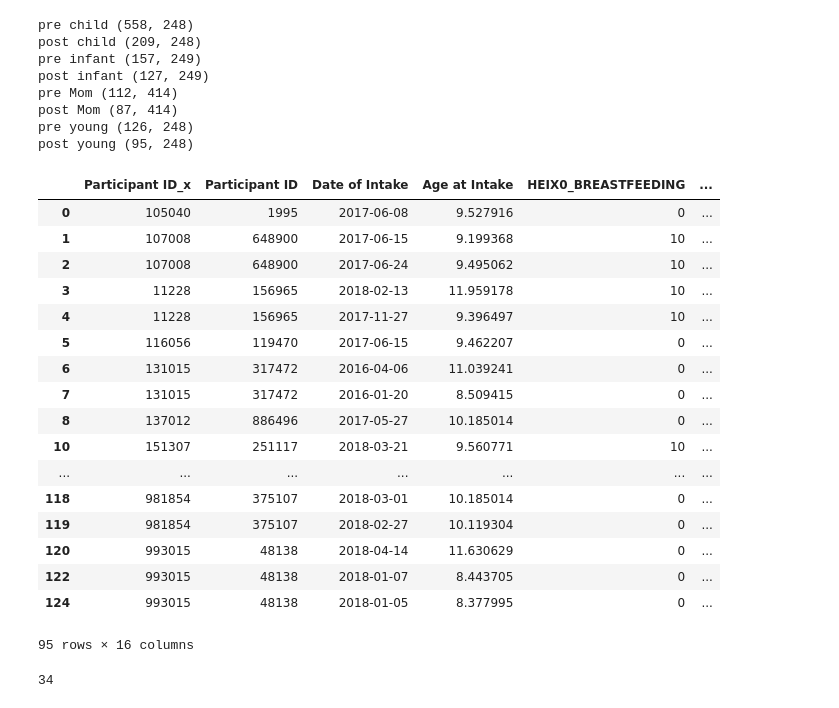
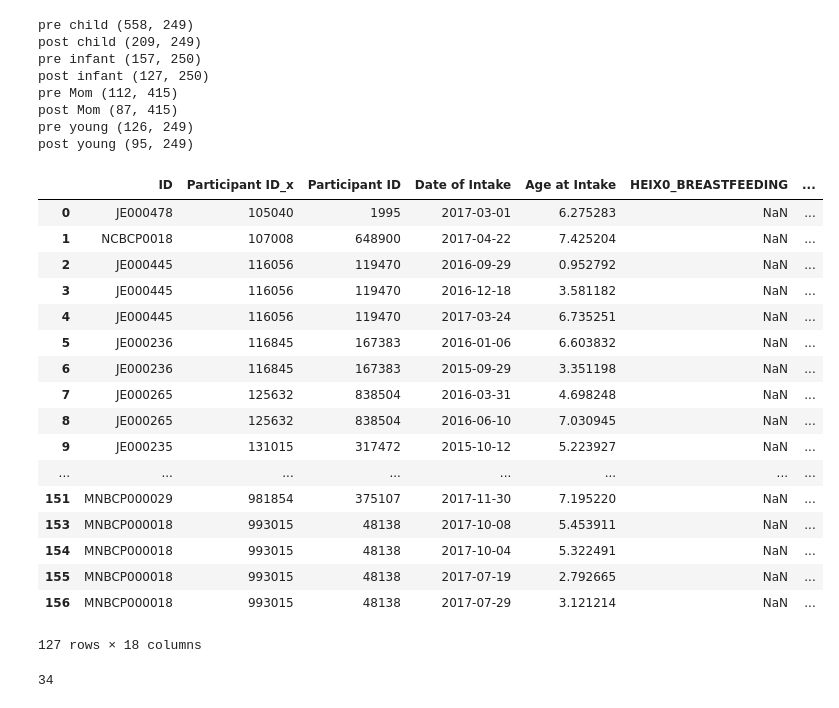
Before and after one commit to niblunc/BCP, a Jupyter notebook: HEI/HEI/analysis.ipynb, the cells around one changed output. Drawn from its saved outputs; the diff is of its cells as text; code cells hidden in the pictures.

```diff
--- a/HEI/HEI/analysis.ipynb
+++ b/HEI/HEI/analysis.ipynb
@@ -14,3 +14,5 @@ import networkx as nx
 basepath='/Users/gracer/Google Drive/BCP/data/derivived'
 # %%
 convers = pd.read_csv('/Users/gracer/Google Drive/BCP/data/conversions.csv', sep=',')
+# %%
+convers['ID']=[x.split('_')[0] for x in convers['MotherPSCID'] ]
@@ -17,7 +40,7 @@ convers = pd.read_csv('/Users/gracer/Google Drive/BCP/data/conversions.csv', sep
 # %%
-mom_interest=['Participant ID', 'Participant ID_x','Date of Intake','HEIX1_TOTALVEG','HEIX2_GREEN_AND_BEAN','HEIX3_TOTALFRUIT','HEIX4_WHOLEFRUIT','HEIX5_WHOLEGRAIN','HEIX6_TOTALDAIRY','HEIX7_TOTPROT','HEIX8_SEAPLANT_PROT','HEIX11_REFINEDGRAIN','HEIX12_ADDEDSUGARS','HEIX13_SATFATS','HEIX9_FATTYACID','HEIX10_SODIUM','HEI2015_TOTAL_SCORE']
-ped_interest=['Participant ID_x','Participant ID', 'Date of Intake', 'Age at Intake','HEIX0_BREASTFEEDING','HEIX1_VEGETABLES','HEI2015_TOTAL_SCORE','HEIX2_TOTALFRUIT','HEIX3_WHOLEGRAIN','HEIX4_TOTALDAIRY','HEIX5_PROTEIN','HEIX6_REFINEDGRAIN','HEIX7_FRUITJUICE','HEIX8_SSB','HEIX9_SWEETS','HEIX10_SALTY']
-infant_interest=['Participant ID_x','Participant ID', 'Date of Intake', 'Age at Intake','HEIX0_BREASTFEEDING','HEIX1_VEGETABLES','HEI2015_TOTAL_SCORE','HEIX2_TOTALFRUIT','HEIX3_WHOLEGRAIN','HEIX4_TOTALDAIRY','HEIX5_PROTEIN','HEIX6_REFINEDGRAIN','HEIX7_FRUITJUICE','HEIX8_SSB','HEIX9_SWEETS','HEIX10_SALTY','HEIX11_CEREAL']
+mom_interest=['ID','Participant ID', 'Participant ID_x','Date of Intake','HEIX1_TOTALVEG','HEIX2_GREEN_AND_BEAN','HEIX3_TOTALFRUIT','HEIX4_WHOLEFRUIT','HEIX5_WHOLEGRAIN','HEIX6_TOTALDAIRY','HEIX7_TOTPROT','HEIX8_SEAPLANT_PROT','HEIX11_REFINEDGRAIN','HEIX12_ADDEDSUGARS','HEIX13_SATFATS','HEIX9_FATTYACID','HEIX10_SODIUM','HEI2015_TOTAL_SCORE', 'weight','Gender_y']
+ped_interest=['ID','Participant ID_x','Participant ID', 'Date of Intake', 'Age at Intake','HEIX0_BREASTFEEDING','HEIX1_VEGETABLES','HEI2015_TOTAL_SCORE','HEIX2_TOTALFRUIT','HEIX3_WHOLEGRAIN','HEIX4_TOTALDAIRY','HEIX5_PROTEIN','HEIX6_REFINEDGRAIN','HEIX7_FRUITJUICE','HEIX8_SSB','HEIX9_SWEETS','HEIX10_SALTY', 'weight','Gender_y']
+infant_interest=['ID','Participant ID_x','Participant ID', 'Date of Intake', 'Age at Intake','HEIX0_BREASTFEEDING','HEIX1_VEGETABLES','HEI2015_TOTAL_SCORE','HEIX2_TOTALFRUIT','HEIX3_WHOLEGRAIN','HEIX4_TOTALDAIRY','HEIX5_PROTEIN','HEIX6_REFINEDGRAIN','HEIX7_FRUITJUICE','HEIX8_SSB','HEIX9_SWEETS','HEIX10_SALTY', 'weight','Gender_y']
 # %%
 data_dict={'infant':{}, 'young':{}, 'child':{}, 'mom':{}}
 for item in glob.glob(os.path.join(basepath,'*HEI.csv')):
@@ -29,6 +52,7 @@ for item in glob.glob(os.path.join(basepath,'*HEI.csv')):
         tmp.drop_duplicates(subset=['Participant ID_x', 'Date of Intake'], inplace=True)
         print('post %s %s'%(key, tmp.shape))
         tmp=tmp[infant_interest]
+        tmp['time'] = 0
         data_dict['infant']=tmp
     if 'young' in item:
         key='young'
@@ -38,6 +62,7 @@ for item in glob.glob(os.path.join(basepath,'*HEI.csv')):
         tmp.drop_duplicates(subset=['Participant ID_x', 'Date of Intake'], inplace=True)
         print('post %s %s'%(key, tmp.shape))
         tmp=tmp[ped_interest]
+        tmp['time'] = 1
         data_dict['young']=tmp
     if 'child' in item:
         key='child'
@@ -47,6 +72,7 @@ for item in glob.glob(os.path.join(basepath,'*HEI.csv')):
         tmp.drop_duplicates(subset=['Participant ID_x', 'Date of Intake'], inplace=True)
         print('post %s %s'%(key, tmp.shape))
         tmp=tmp[ped_interest]
+        tmp['time'] = 2
         data_dict['child']=tmp
     if 'Mom' in item:
         key='Mom'
@@ -56,37 +82,38 @@ for item in glob.glob(os.path.join(basepath,'*HEI.csv')):
         tmp.drop_duplicates(subset=['Participant ID', 'Date of Intake'], inplace=True)
         print('post %s %s'%(key, tmp.shape))
         tmp=tmp[mom_interest]
+        tmp['time'] = 'mom'
         data_dict['mom']=tmp
 # %% [output]
-pre child (558, 248)
-post child (209, 248)
-pre infant (157, 249)
-post infant (127, 249)
-pre Mom (112, 414)
-post Mom (87, 414)
-pre young (126, 248)
-post young (95, 248)
+pre child (558, 249)
+post child (209, 249)
+pre infant (157, 250)
+post infant (127, 250)
+pre Mom (112, 415)
+post Mom (87, 415)
+pre young (126, 249)
+post young (95, 249)
 # %%
-data_dict['young']
+data_dict['infant']
 # %% [output]
-|  | Participant ID_x | Participant ID | Date of Intake | Age at Intake | HEIX0_BREASTFEEDING | ... |
-| 0 | 105040 | 1995 | 2017-06-08 | 9.527916 | 0 | ... |
-| 1 | 107008 | 648900 | 2017-06-15 | 9.199368 | 10 | ... |
-| 2 | 107008 | 648900 | 2017-06-24 | 9.495062 | 10 | ... |
-| 3 | 11228 | 156965 | 2018-02-13 | 11.959178 | 10 | ... |
-| 4 | 11228 | 156965 | 2017-11-27 | 9.396497 | 10 | ... |
-| 5 | 116056 | 119470 | 2017-06-15 | 9.462207 | 0 | ... |
-| 6 | 131015 | 317472 | 2016-04-06 | 11.039241 | 0 | ... |
-| 7 | 131015 | 317472 | 2016-01-20 | 8.509415 | 0 | ... |
-| 8 | 137012 | 886496 | 2017-05-27 | 10.185014 | 0 | ... |
-| 10 | 151307 | 251117 | 2018-03-21 | 9.560771 | 10 | ... |
-| ... | ... | ... | ... | ... | ... | ... |
-| 118 | 981854 | 375107 | 2018-03-01 | 10.185014 | 0 | ... |
-| 119 | 981854 | 375107 | 2018-02-27 | 10.119304 | 0 | ... |
-| 120 | 993015 | 48138 | 2018-04-14 | 11.630629 | 0 | ... |
-| 122 | 993015 | 48138 | 2018-01-07 | 8.443705 | 0 | ... |
-| 124 | 993015 | 48138 | 2018-01-05 | 8.377995 | 0 | ... |
+|  | ID | Participant ID_x | Participant ID | Date of Intake | Age at Intake | HEIX0_BREASTFEEDING | ... |
+| 0 | JE000478 | 105040 | 1995 | 2017-03-01 | 6.275283 | NaN | ... |
+| 1 | NCBCP0018 | 107008 | 648900 | 2017-04-22 | 7.425204 | NaN | ... |
+| 2 | JE000445 | 116056 | 119470 | 2016-09-29 | 0.952792 | NaN | ... |
+| 3 | JE000445 | 116056 | 119470 | 2016-12-18 | 3.581182 | NaN | ... |
+| 4 | JE000445 | 116056 | 119470 | 2017-03-24 | 6.735251 | NaN | ... |
+| 5 | JE000236 | 116845 | 167383 | 2016-01-06 | 6.603832 | NaN | ... |
+| 6 | JE000236 | 116845 | 167383 | 2015-09-29 | 3.351198 | NaN | ... |
+| 7 | JE000265 | 125632 | 838504 | 2016-03-31 | 4.698248 | NaN | ... |
+| 8 | JE000265 | 125632 | 838504 | 2016-06-10 | 7.030945 | NaN | ... |
+| 9 | JE000235 | 131015 | 317472 | 2015-10-12 | 5.223927 | NaN | ... |
+| ... | ... | ... | ... | ... | ... | ... | ... |
+| 151 | MNBCP000029 | 981854 | 375107 | 2017-11-30 | 7.195220 | NaN | ... |
+| 153 | MNBCP000018 | 993015 | 48138 | 2017-10-08 | 5.453911 | NaN | ... |
+| 154 | MNBCP000018 | 993015 | 48138 | 2017-10-04 | 5.322491 | NaN | ... |
+| 155 | MNBCP000018 | 993015 | 48138 | 2017-07-19 | 2.792665 | NaN | ... |
+| 156 | MNBCP000018 | 993015 | 48138 | 2017-07-29 | 3.121214 | NaN | ... |
-95 rows × 16 columns
+127 rows × 18 columns
 # %%
 inf_young = list(set(data_dict['infant']['Participant ID_x']).intersection(data_dict['young']['Participant ID_x']))
 len(inf_young)
```
Also changed, not shown: parts of 3 cells of this notebook, 2 other files.
